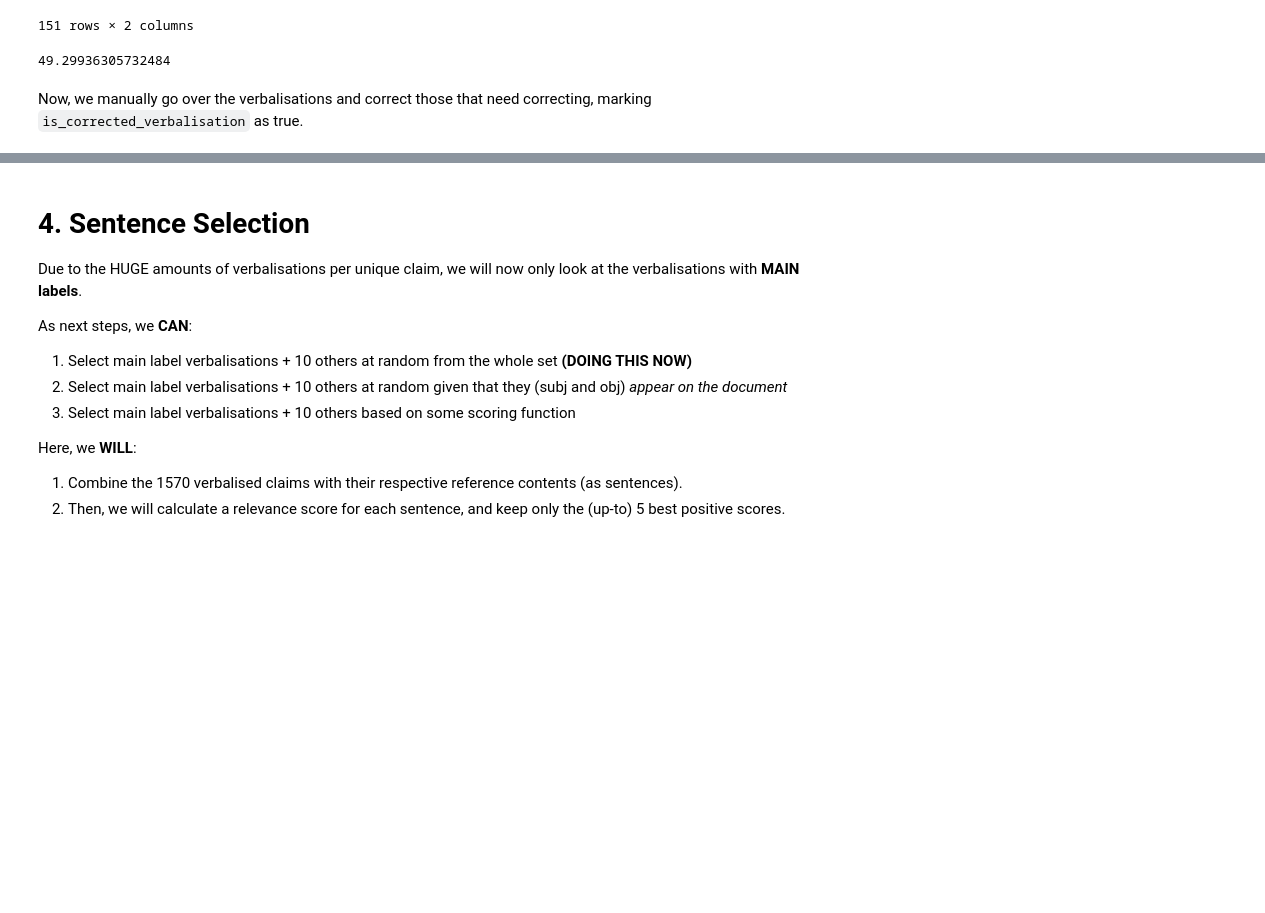
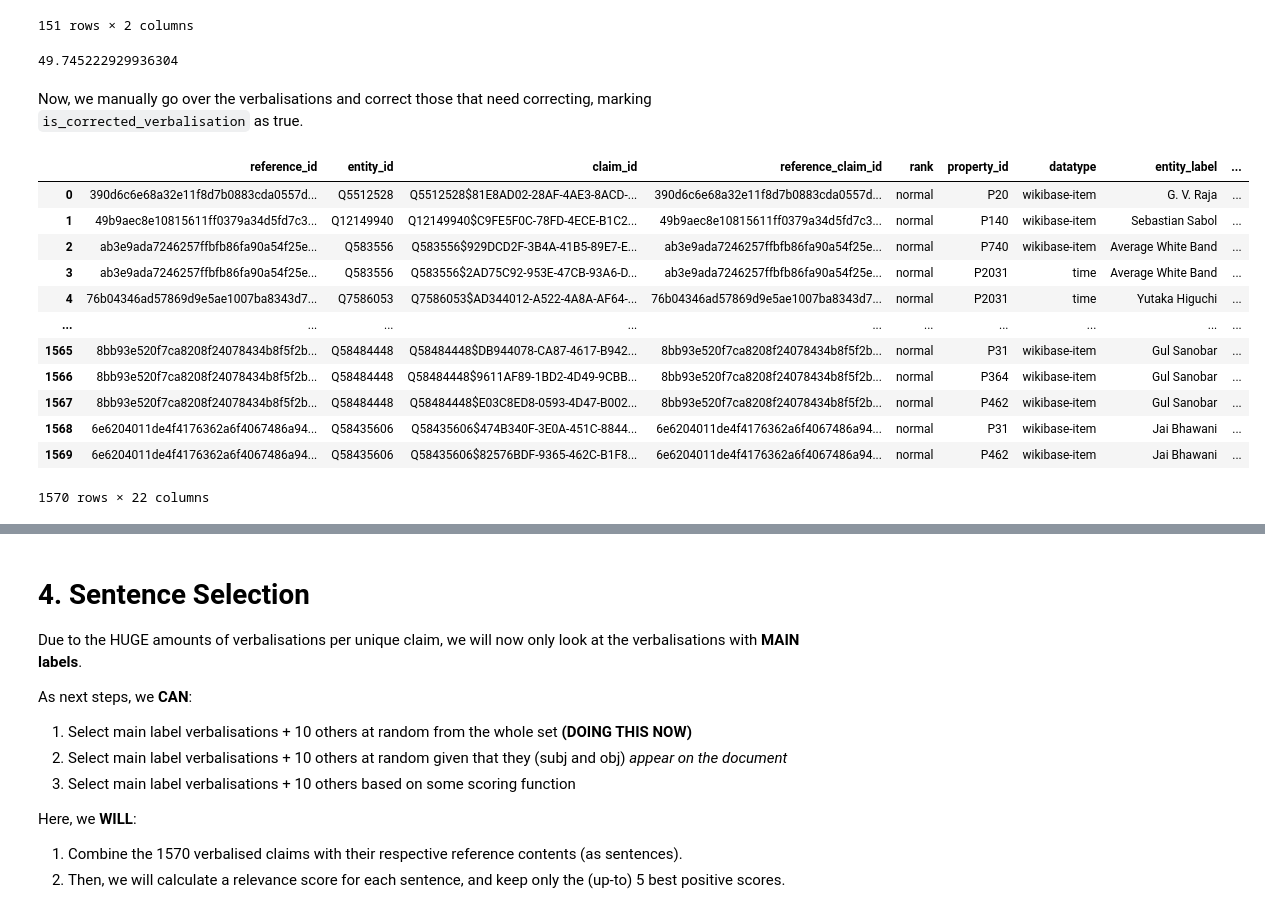
Before and after one commit to gabrielmaia7/RSP, a Jupyter notebook: support_classification_pipeline_test.ipynb, the cells around one changed output, grey strips where cells are left out. Saved outputs shown, nothing was run; the diff lists cells and outputs as text; code cells hidden in the pictures; blank space fills up the shorter version.

Commit message:
finished verbalisation correction

```diff
--- a/support_classification_pipeline_test.ipynb
+++ b/support_classification_pipeline_test.ipynb
@@ -516,6 +516,7 @@ special_properties = {
     'P2031': 'start time for work',
     'P21': 'gender',
     'P233': 'SMILES', #Manually correct cases due to extensive entity label formatting
+    'P26': 'marry', #Manually correct some cases due to tense
     'P279': 'is a type of',
     'P2896': 'publication frequency',#Manually correct cases due to missing link between 1 week = weekly expressions.
     'P31': 'is a',
@@ -699,4 +710,4 @@ get_outliers(unique_verbalisation_counts).reset_index().rename({'index':'claim_i
 print(100*verbalised_claims_df_main['alternative_alias_used'].sum()/verbalised_claims_df_main.shape[0])
 # Percentage of main verbalisations where an alias was used for better verbalisation
 # %% [output]
-49.29936305732484
+49.745222929936304
@@ -716,0 +716,28 @@ verbalised_claims_df_final =
+# %%
+verbalised_claims_df_main_corrected = pd.read_csv('verbalisation/verbalised_claims_df_main_corrected.csv')
+verbalised_claims_df_main_corrected.head()
+
+verbalised_claims_df_main_corrected['is_corrected_verbalisation'] = verbalised_claims_df_main_corrected.apply(
+    lambda row : row['corrected_verbalisation'] != row['verbalisation_unks_replaced_then_dropped'], axis=1
+)
+
+# REMOVE P1448 (OFFICIAL NAME), P1476 (TITLE), AND P1889 (DIFFERENT) AS THEY ARE REDUNDANT AND NON-INFORMATIVE
+#also look at the dataset creation for other properties that were deleted and delete them too
+
+
+
+verbalised_claims_df_main_corrected
+# %% [output]
+|  | reference_id | entity_id | claim_id | reference_claim_id | rank | property_id | datatype | entity_label | ... |
+| 0 | 390d6c6e68a32e11f8d7b0883cda0557d... | Q5512528 | Q5512528$81E8AD02-28AF-4AE3-8ACD-... | 390d6c6e68a32e11f8d7b0883cda0557d... | normal | P20 | wikibase-item | G. V. Raja | ... |
+| 1 | 49b9aec8e10815611ff0379a34d5fd7c3... | Q12149940 | Q12149940$C9FE5F0C-78FD-4ECE-B1C2... | 49b9aec8e10815611ff0379a34d5fd7c3... | normal | P140 | wikibase-item | Sebastian Sabol | ... |
+| 2 | ab3e9ada7246257ffbfb86fa90a54f25e... | Q583556 | Q583556$929DCD2F-3B4A-41B5-89E7-E... | ab3e9ada7246257ffbfb86fa90a54f25e... | normal | P740 | wikibase-item | Average White Band | ... |
+| 3 | ab3e9ada7246257ffbfb86fa90a54f25e... | Q583556 | Q583556$2AD75C92-953E-47CB-93A6-D... | ab3e9ada7246257ffbfb86fa90a54f25e... | normal | P2031 | time | Average White Band | ... |
+| 4 | 76b04346ad57869d9e5ae1007ba8343d7... | Q7586053 | Q7586053$AD344012-A522-4A8A-AF64-... | 76b04346ad57869d9e5ae1007ba8343d7... | normal | P2031 | time | Yutaka Higuchi | ... |
+| ... | ... | ... | ... | ... | ... | ... | ... | ... | ... |
+| 1565 | 8bb93e520f7ca8208f24078434b8f5f2b... | Q58484448 | Q58484448$DB944078-CA87-4617-B942... | 8bb93e520f7ca8208f24078434b8f5f2b... | normal | P31 | wikibase-item | Gul Sanobar | ... |
+| 1566 | 8bb93e520f7ca8208f24078434b8f5f2b... | Q58484448 | Q58484448$9611AF89-1BD2-4D49-9CBB... | 8bb93e520f7ca8208f24078434b8f5f2b... | normal | P364 | wikibase-item | Gul Sanobar | ... |
+| 1567 | 8bb93e520f7ca8208f24078434b8f5f2b... | Q58484448 | Q58484448$E03C8ED8-0593-4D47-B002... | 8bb93e520f7ca8208f24078434b8f5f2b... | normal | P462 | wikibase-item | Gul Sanobar | ... |
+| 1568 | 6e6204011de4f4176362a6f4067486a94... | Q58435606 | Q58435606$474B340F-3E0A-451C-8844... | 6e6204011de4f4176362a6f4067486a94... | normal | P31 | wikibase-item | Jai Bhawani | ... |
+| 1569 | 6e6204011de4f4176362a6f4067486a94... | Q58435606 | Q58435606$82576BDF-9365-462C-B1F8... | 6e6204011de4f4176362a6f4067486a94... | normal | P462 | wikibase-item | Jai Bhawani | ... |
+1570 rows × 22 columns
```
Also changed, not shown: parts of 4 cells of this notebook, 1 other file.
